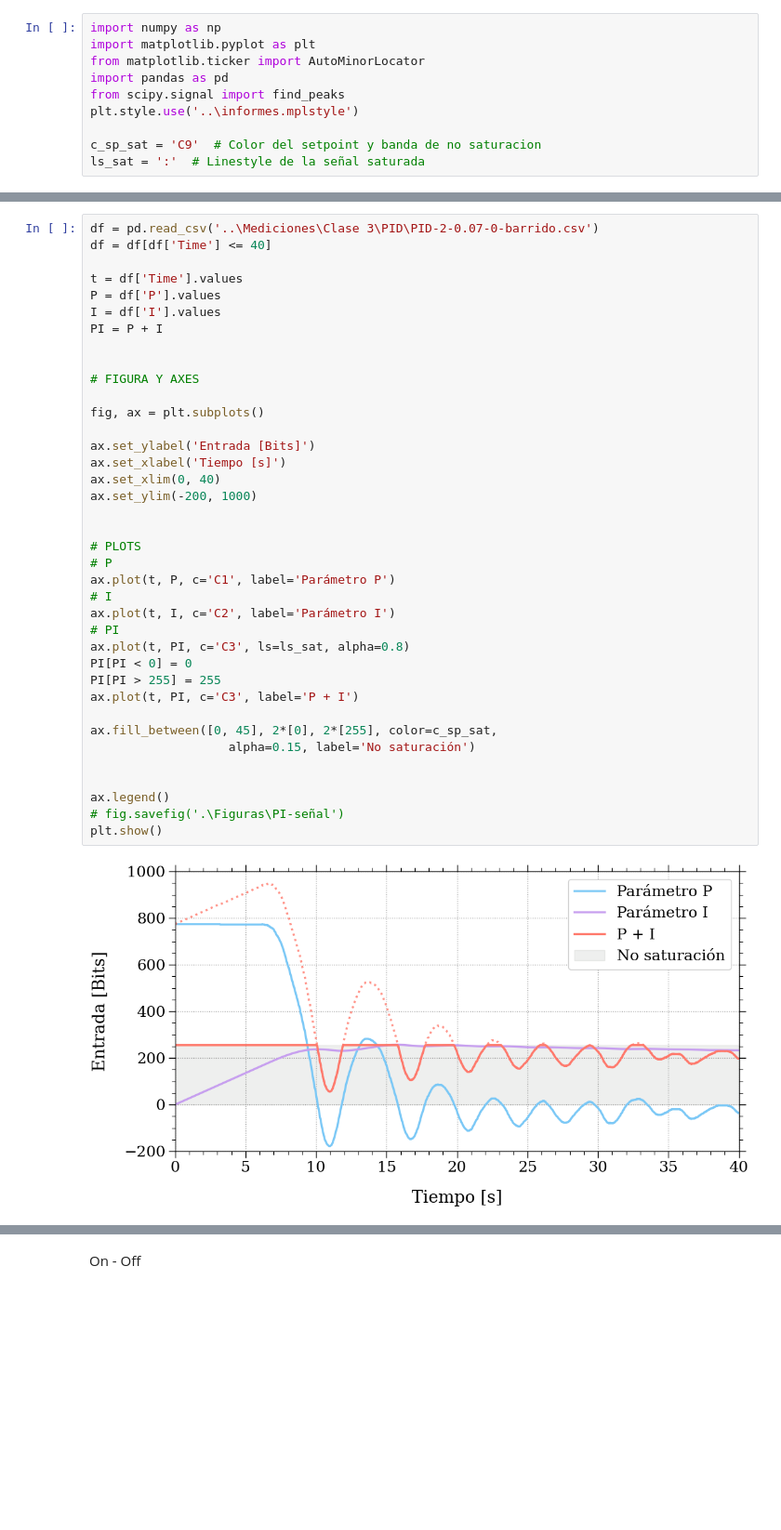
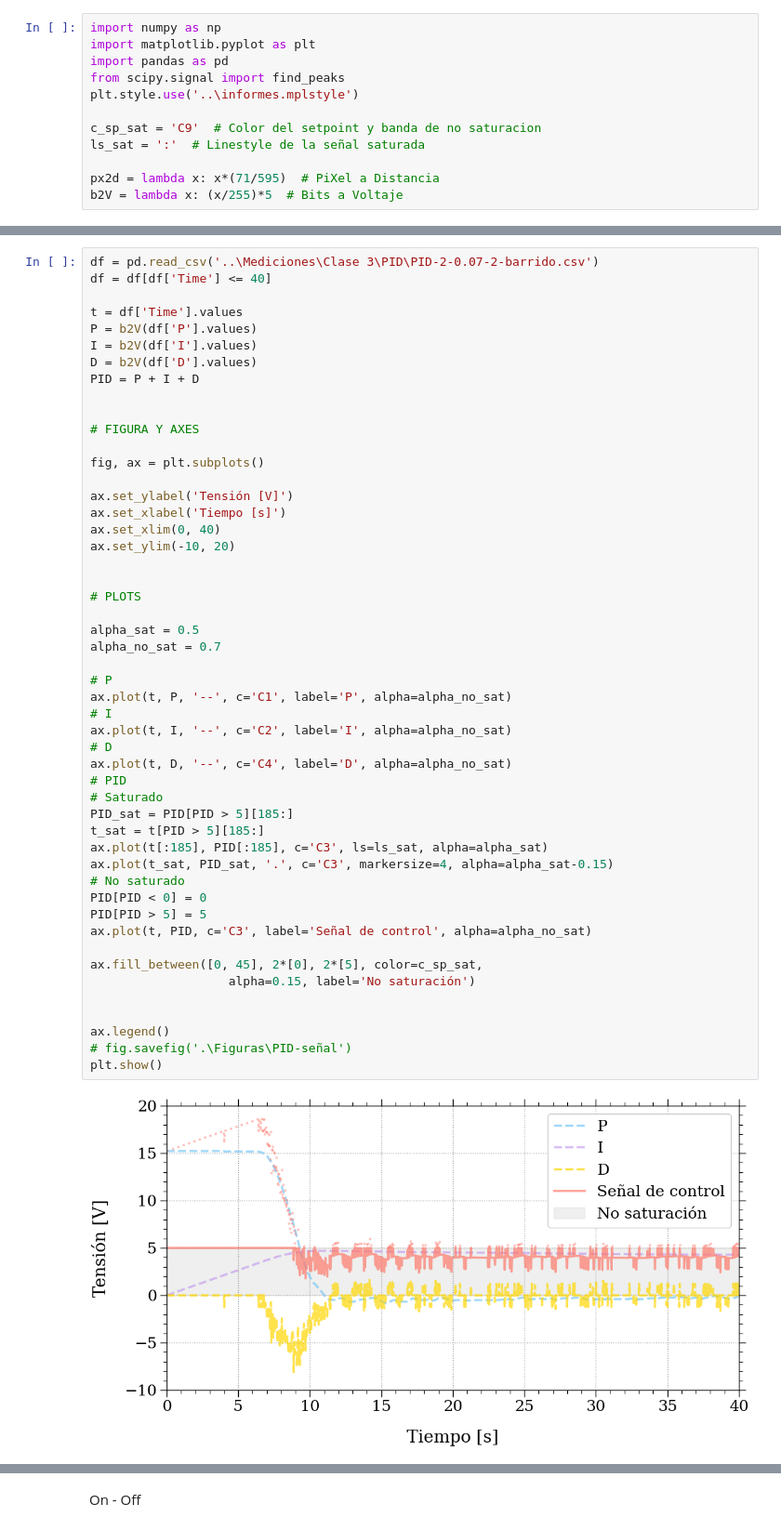
Before and after one commit to Martin-Palomeque/PID, a Jupyter notebook: Entregas/figuras_informe.ipynb, the cells around one changed output, grey strips where cells are left out. Shown at 93% size. Cells and saved outputs as stored; diff of their text form; blank space fills up the shorter version.

Commit message:
cambios a figuras_informe

```diff
--- a/Entregas/figuras_informe.ipynb
+++ b/Entregas/figuras_informe.ipynb
@@ -1,10 +1,12 @@
 # %%
 import numpy as np
 import matplotlib.pyplot as plt
-from matplotlib.ticker import AutoMinorLocator
 import pandas as pd
 from scipy.signal import find_peaks
 plt.style.use('..\informes.mplstyle')
 
 c_sp_sat = 'C9'  # Color del setpoint y banda de no saturacion
 ls_sat = ':'  # Linestyle de la señal saturada
+
+px2d = lambda x: x*(71/595)  # PiXel a Distancia
+b2V = lambda x: (x/255)*5  # Bits a Voltaje
@@ -118,40 +180,52 @@ PI - Señal
 # %%
-df = pd.read_csv('..\Mediciones\Clase 3\PID\PID-2-0.07-0-barrido.csv')
+df = pd.read_csv('..\Mediciones\Clase 3\PID\PID-2-0.07-2-barrido.csv')
 df = df[df['Time'] <= 40]
 
 t = df['Time'].values
-P = df['P'].values
-I = df['I'].values
-PI = P + I
+P = b2V(df['P'].values)
+I = b2V(df['I'].values)
+D = b2V(df['D'].values)
+PID = P + I + D
 
 
 # FIGURA Y AXES
 
 fig, ax = plt.subplots()
 
-ax.set_ylabel('Entrada [Bits]')
+ax.set_ylabel('Tensión [V]')
 ax.set_xlabel('Tiempo [s]')
 ax.set_xlim(0, 40)
-ax.set_ylim(-200, 1000)
+ax.set_ylim(-10, 20)
 
 
 # PLOTS
+
+alpha_sat = 0.5
+alpha_no_sat = 0.7
+
 # P
-ax.plot(t, P, c='C1', label='Parámetro P')
+ax.plot(t, P, '--', c='C1', label='P', alpha=alpha_no_sat)
 # I
-ax.plot(t, I, c='C2', label='Parámetro I')
-# PI
-ax.plot(t, PI, c='C3', ls=ls_sat, alpha=0.8)
-PI[PI < 0] = 0
-PI[PI > 255] = 255
-ax.plot(t, PI, c='C3', label='P + I')
+ax.plot(t, I, '--', c='C2', label='I', alpha=alpha_no_sat)
+# D
+ax.plot(t, D, '--', c='C4', label='D', alpha=alpha_no_sat)
+# PID
+# Saturado
+PID_sat = PID[PID > 5][185:]
+t_sat = t[PID > 5][185:]
+ax.plot(t[:185], PID[:185], c='C3', ls=ls_sat, alpha=alpha_sat)
+ax.plot(t_sat, PID_sat, '.', c='C3', markersize=4, alpha=alpha_sat-0.15)
+# No saturado
+PID[PID < 0] = 0
+PID[PID > 5] = 5
+ax.plot(t, PID, c='C3', label='Señal de control', alpha=alpha_no_sat)
 
-ax.fill_between([0, 45], 2*[0], 2*[255], color=c_sp_sat,
+ax.fill_between([0, 45], 2*[0], 2*[5], color=c_sp_sat,
                    alpha=0.15, label='No saturación')
 
 
 ax.legend()
-# fig.savefig('.\Figuras\PI-señal')
+# fig.savefig('.\Figuras\PID-señal')
 plt.show()
 # %% [output]
-[figure, old version]
+[figure, new version]
```
Also changed, not shown: parts of 16 cells of this notebook.
